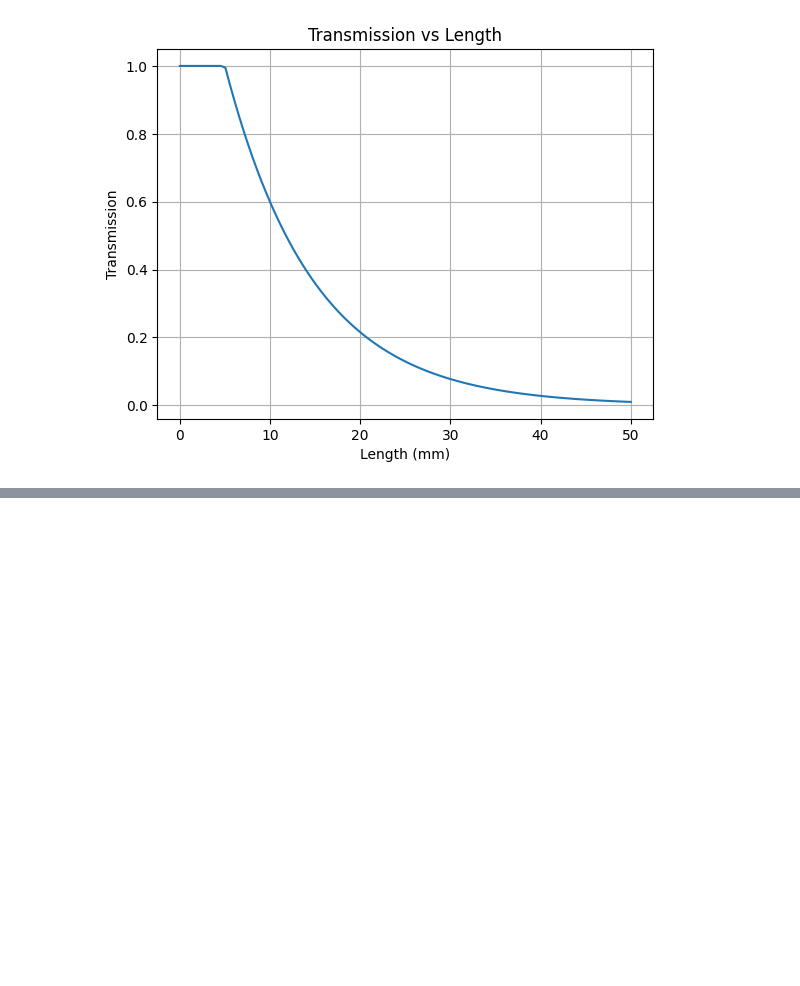
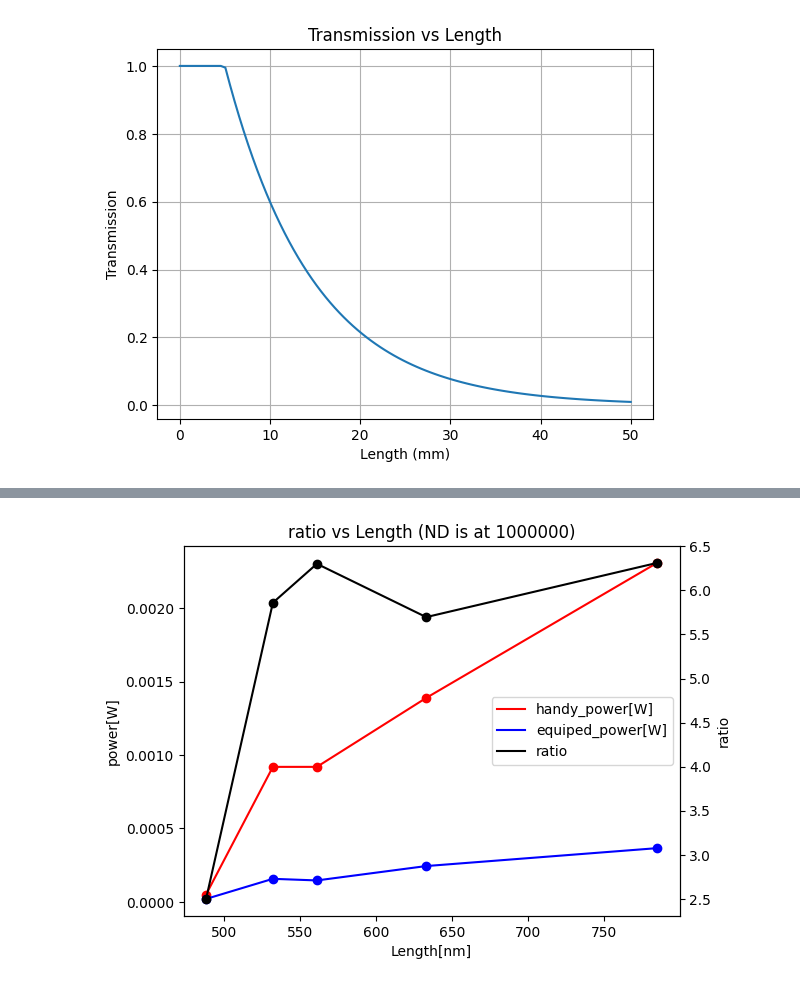
Before and after one commit to chiashi-lab/pl, a Jupyter notebook: notebook/analyse.ipynb, the cells around one changed output, grey strips where cells are left out. Saved outputs shown, nothing was run; the diff lists cells and outputs as text; code cells hidden in the pictures; blank space fills up the shorter version.

```diff
--- a/notebook/analyse.ipynb
+++ b/notebook/analyse.ipynb
@@ -58,0 +61,3 @@ plt.show()
+# %%
+data = pd.read_csv("../data/1000000.csv", header=0, index_col=0)
+print(data)
@@ -58,0 +72,30 @@ plt.show()
+# %%
+data["ratio"] = data["handy"] / data["equiped"]
+# %%
+fig = plt.figure()
+ax1 = fig.add_subplot(111)
+
+ax1.plot(data.index, data["handy"], label="handy_power[W]", color="red")
+ax1.scatter(data.index, data["handy"], color="red")
+
+ax1.plot(data.index, data["equiped"], label="equiped_power[W]", color="blue")
+ax1.scatter(data.index, data["equiped"], color="blue")
+
+
+ax2 = ax1.twinx()
+
+ax2.plot(data.index, data["ratio"], label="ratio", color="black")
+ax2.scatter(data.index, data["ratio"], color="black")
+
+h1, l1 = ax1.get_legend_handles_labels()
+h2, l2 = ax2.get_legend_handles_labels()
+ax1.legend(h1+h2, l1+l2, loc="center right")
+ax1.set_xlabel("Length[nm]")
+ax1.set_ylabel("power[W]")
+ax2.set_ylabel("ratio")
+
+plt.title("ratio vs Length (ND is at 1000000)")
+
+plt.show()
+# %% [output]
+[figure, added]
```
Also changed, not shown: parts of 2 cells of this notebook, 1 other file.
